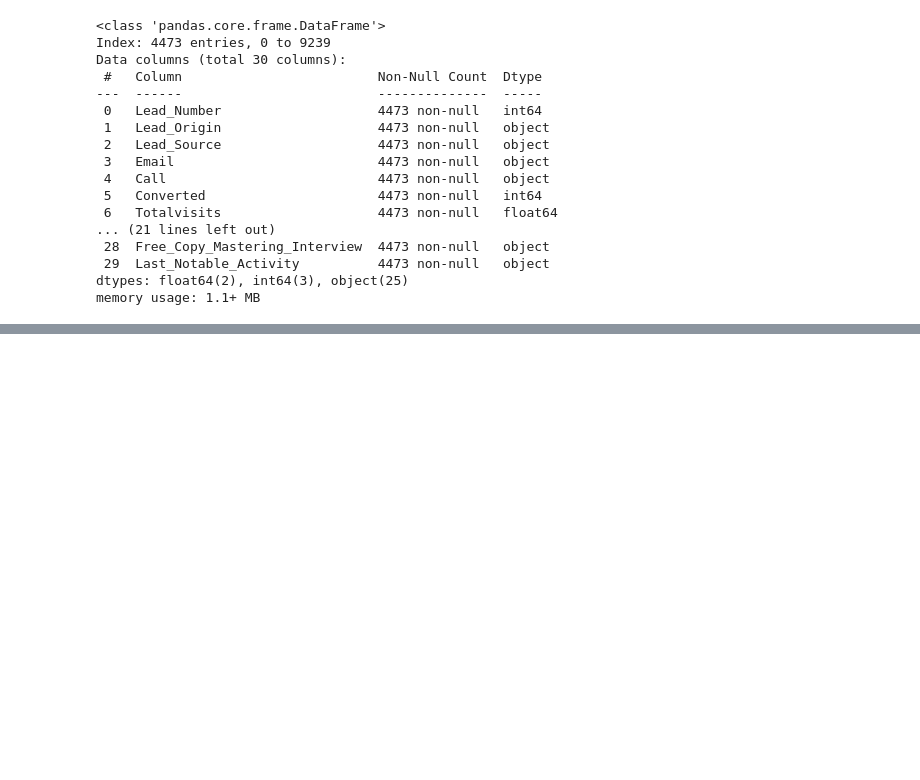
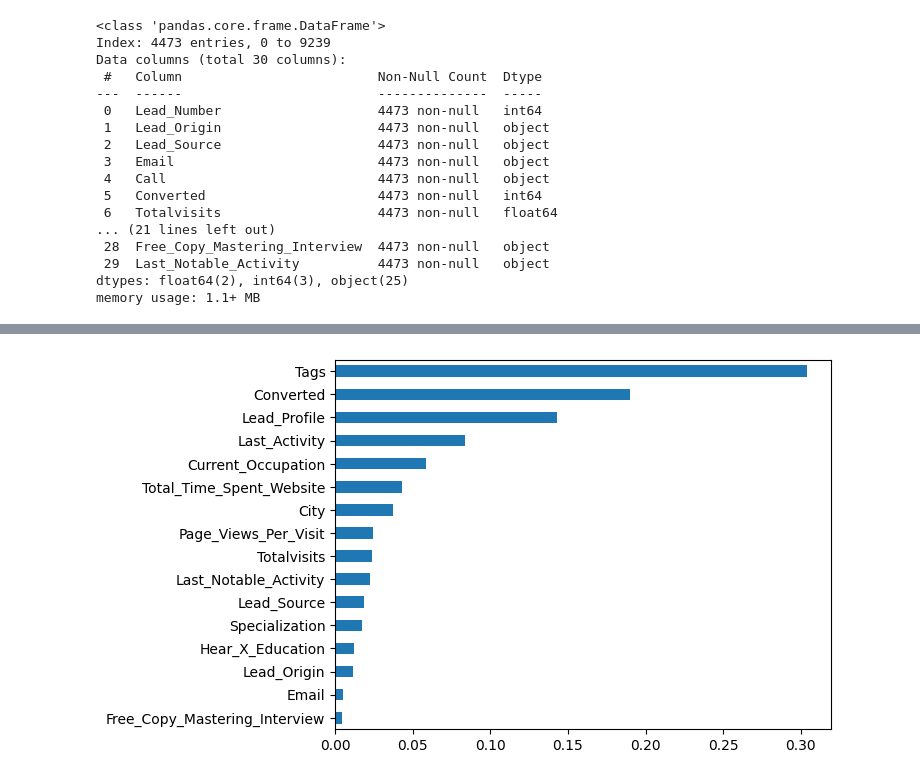
Before and after one commit to arni319/lead_scoring, a Jupyter notebook: lead_scoring_arnab.ipynb, the cells around one changed output, grey strips where cells are left out. Cells and saved outputs as stored; diff of their text form; code cells hidden in the pictures; blank space fills up the shorter version.

Commit message:
Lead_Quality decisionTreeClassifier added

```diff
--- a/lead_scoring_arnab.ipynb
+++ b/lead_scoring_arnab.ipynb
@@ -298,5 +309,7 @@ There are no appreciable patterns discernable between null and non-null values o
 # %%
 ls.drop(columns= asm_cols, inplace= True)
+cat_cols = cat_cols.drop([col for col in asm_cols if 'Index' in col])
+num_cols = num_cols.drop([col for col in asm_cols if 'Score' in col])
 nulls = fetch_nulls(ls)
 nulls
 # %% [output]
@@ -342,0 +360,5 @@ memory usage: 1.1+ MB
+# %%
+encoder = OrdinalEncoder()
+ls_LeadQual = ls.copy()
+ls_LeadQual[cat_cols] = encoder.fit_transform(ls[cat_cols])
+ls_LeadQual.head()
@@ -342,0 +373,12 @@ memory usage: 1.1+ MB
+# %%
+X = ls_LeadQual.drop(columns=['Lead_Number', 'Lead_Quality'])
+y = ls_LeadQual['Lead_Quality']
+classes = ls['Lead_Quality'].unique().tolist()
+
+dt = DecisionTreeClassifier(max_depth= 10)
+dt.fit(X, y)
+
+y_pred = dt.predict(X)
+print(accuracy_score(y, y_pred))
+
+pd.DataFrame(confusion_matrix(y, y_pred), columns= classes, index= classes)
@@ -342,0 +393,7 @@ memory usage: 1.1+ MB
+# %%
+# Features on which Lead_Quality depends
+dt_features = pd.Series(dt.feature_importances_, index= X.columns)
+dt_features[dt_features != 0].sort_values().plot.barh()
+plt.show()
+# %% [output]
+[figure, added]
```
Also changed, not shown: parts of 8 cells of this notebook.
